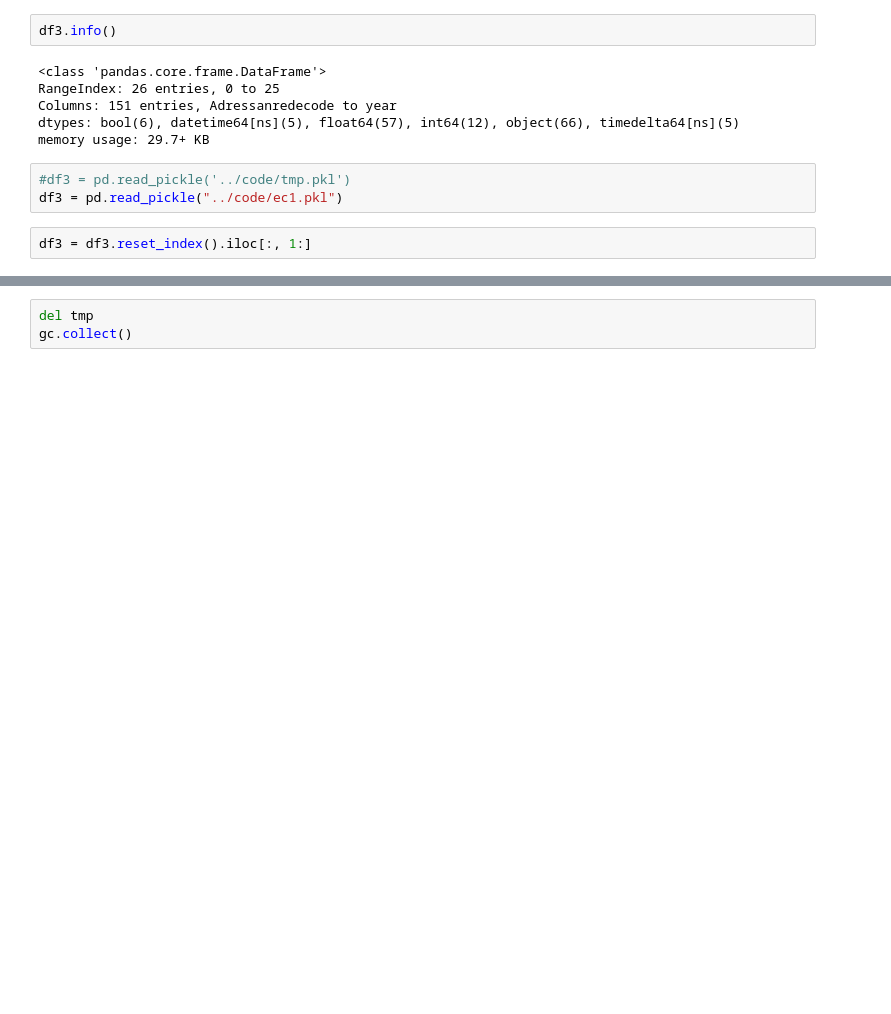
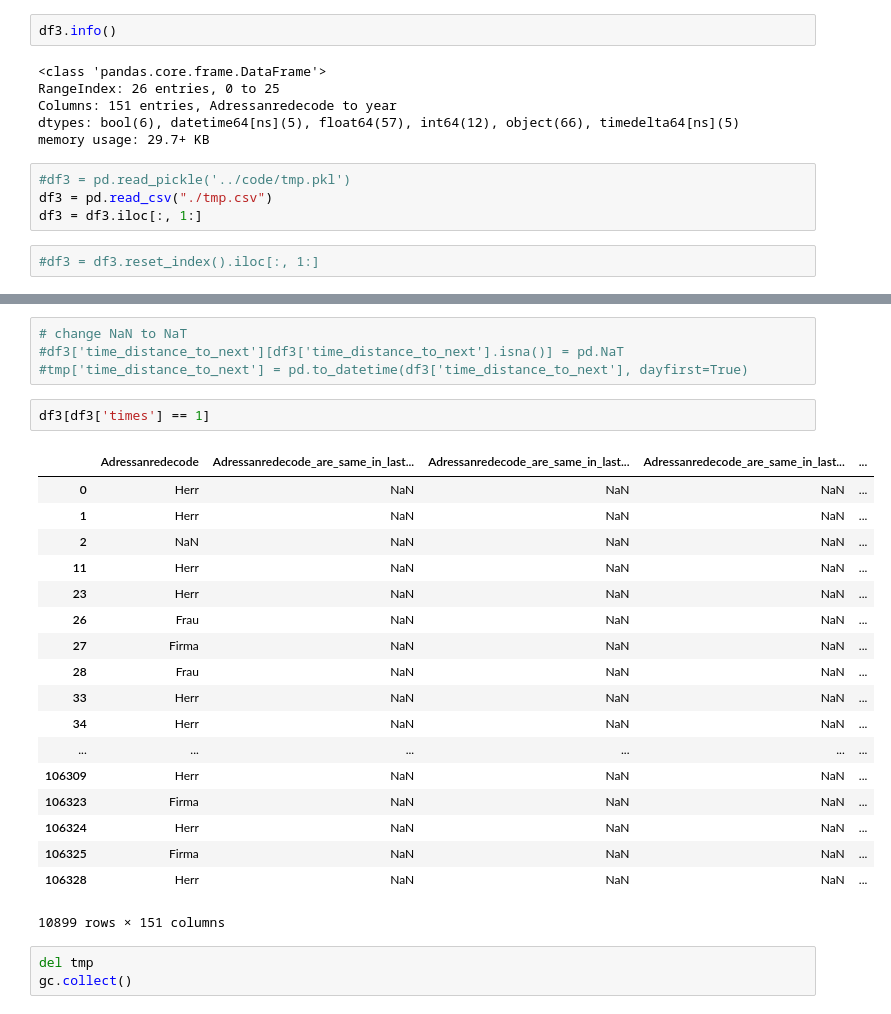
Before and after one commit to HuangYiran/data_mining, a Jupyter notebook: teco/Autohaus_weeber/notebook/Teilegruppe.ipynb, the cells around one changed output, grey strips where cells are left out. Drawn from its saved outputs; the diff is of its cells as text; blank space fills up the shorter version.

```diff
--- a/teco/Autohaus_weeber/notebook/Teilegruppe.ipynb
+++ b/teco/Autohaus_weeber/notebook/Teilegruppe.ipynb
@@ -896,7 +899,8 @@ dtypes: bool(6), datetime64[ns](5), float64(57), int64(12), object(66), timedelt
 memory usage: 29.7+ KB
 # %%
 #df3 = pd.read_pickle('../code/tmp.pkl')
-df3 = pd.read_pickle("../code/ec1.pkl")
+df3 = pd.read_csv("./tmp.csv")
+df3 = df3.iloc[:, 1:]
 # %%
-df3 = df3.reset_index().iloc[:, 1:]
+#df3 = df3.reset_index().iloc[:, 1:]
 # %%
@@ -922,3 +934,28 @@ df3[['']]
+# %%
+# change NaN to NaT
+#df3['time_distance_to_next'][df3['time_distance_to_next'].isna()] = pd.NaT
+#tmp['time_distance_to_next'] = pd.to_datetime(df3['time_distance_to_next'], dayfirst=True)
+# %%
+df3[df3['times'] == 1]
+# %% [output]
+|  | Adressanredecode | Adressanredecode_are_same_in_last... | Adressanredecode_are_same_in_last... | Adressanredecode_are_same_in_last... | ... |
+| 0 | Herr | NaN | NaN | NaN | ... |
+| 1 | Herr | NaN | NaN | NaN | ... |
+| 2 | NaN | NaN | NaN | NaN | ... |
+| 11 | Herr | NaN | NaN | NaN | ... |
+| 23 | Herr | NaN | NaN | NaN | ... |
+| 26 | Frau | NaN | NaN | NaN | ... |
+| 27 | Firma | NaN | NaN | NaN | ... |
+| 28 | Frau | NaN | NaN | NaN | ... |
+| 33 | Herr | NaN | NaN | NaN | ... |
+| 34 | Herr | NaN | NaN | NaN | ... |
+| ... | ... | ... | ... | ... | ... |
+| 106309 | Herr | NaN | NaN | NaN | ... |
+| 106323 | Firma | NaN | NaN | NaN | ... |
+| 106324 | Herr | NaN | NaN | NaN | ... |
+| 106325 | Firma | NaN | NaN | NaN | ... |
+| 106328 | Herr | NaN | NaN | NaN | ... |
+10899 rows × 151 columns
 # %%
 del tmp
 gc.collect()
```
Also changed, not shown: parts of 76 cells of this notebook.
